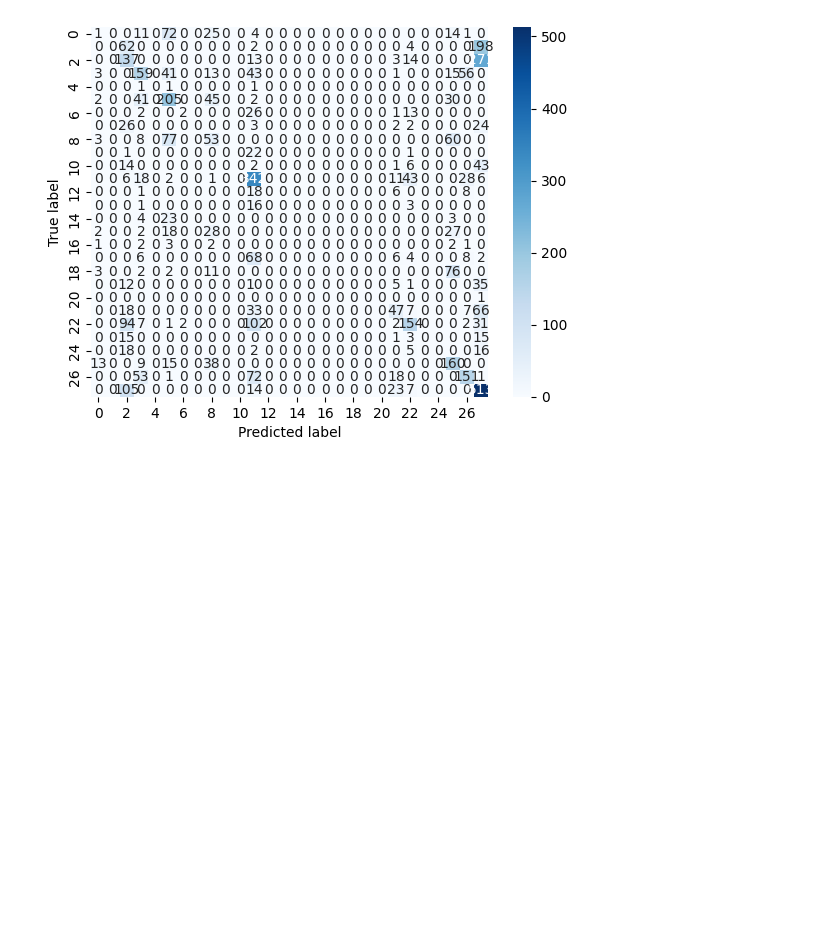
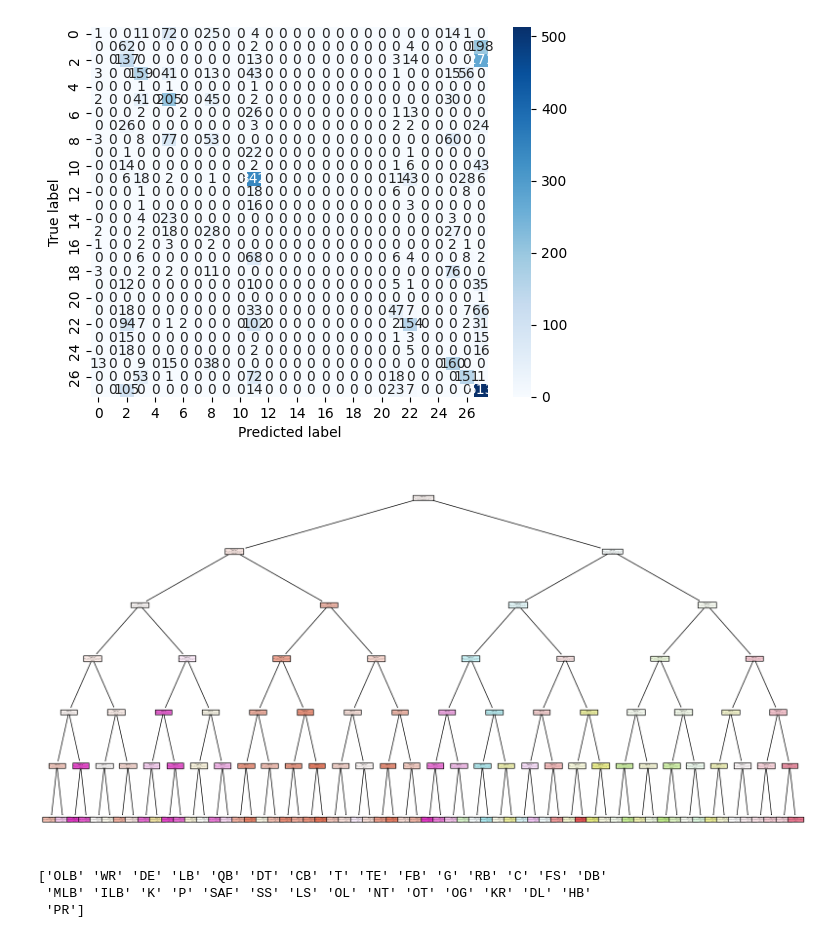
Before and after one commit to mariolgw/MIS_548_project, a Jupyter notebook: MIS548 Project 1_5.ipynb, the cells around one changed output. Drawn from its saved outputs; the diff is of its cells as text; code cells hidden in the pictures; blank space fills up the shorter version.

Commit message:
should be final commit, added a decision tree visual

```diff
--- a/MIS548 Project 1_5.ipynb
+++ b/MIS548 Project 1_5.ipynb
@@ -765,3 +779,24 @@ plt.xlabel('Predicted label')
 plt.show()
 # %% [output]
 [figure]
+# %%
+from sklearn.tree import plot_tree
+import matplotlib.pyplot as plt
+
+#arrange plot and set the figure size
+#X = the_nfl[['Height_Inches', 'weight']]
+plt.figure(figsize=(20,10))
+plot_tree(dtc, filled=True, feature_names=X_train.columns, class_names=['OLB', 'WR', 'DE', 'LB', 'QB', 'DT', 'CB',
+                                                                         'T', 'TE', 'FB', 'G', 'RB', 'C', 'FS', 'DB',
+ 'MLB', 'ILB', 'K', 'P', 'SAF', 'SS', 'LS', 'OL', 'NT', 'OT', 'OG', 'KR', 'DL', 'HB',
+ 'PR'])
+plt.show()
+# %% [output]
+[figure, added]
+# %%
+unique_classes = y.unique()
+print(unique_classes)
+# %% [output]
+['OLB' 'WR' 'DE' 'LB' 'QB' 'DT' 'CB' 'T' 'TE' 'FB' 'G' 'RB' 'C' 'FS' 'DB'
+ 'MLB' 'ILB' 'K' 'P' 'SAF' 'SS' 'LS' 'OL' 'NT' 'OT' 'OG' 'KR' 'DL' 'HB'
+ 'PR']
```
Also changed, not shown: parts of 7 cells of this notebook, 1 other file.
